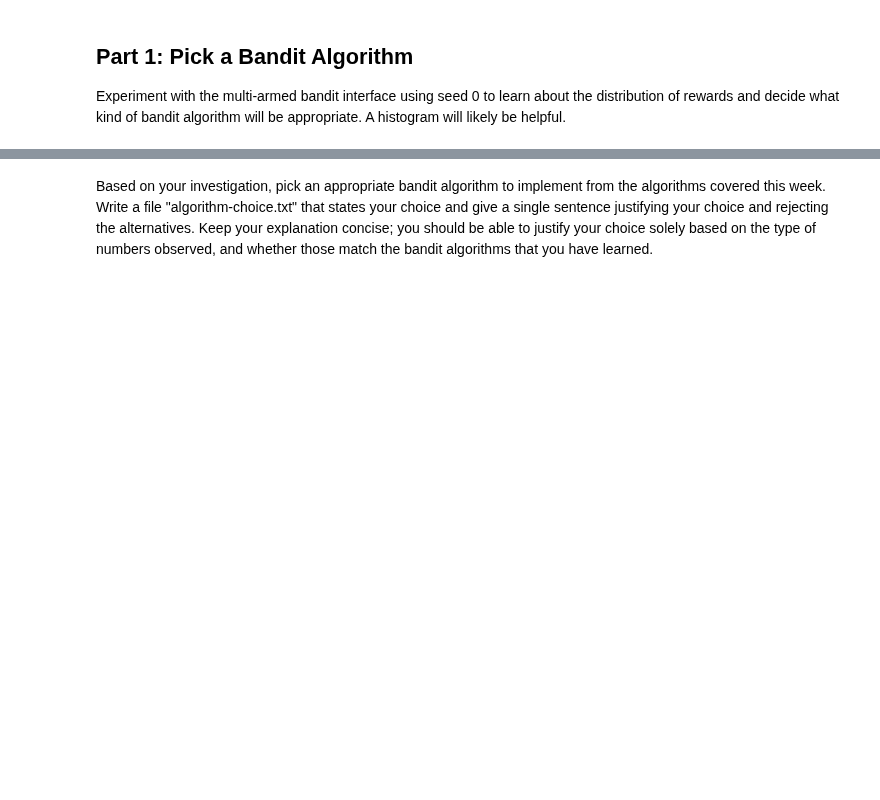
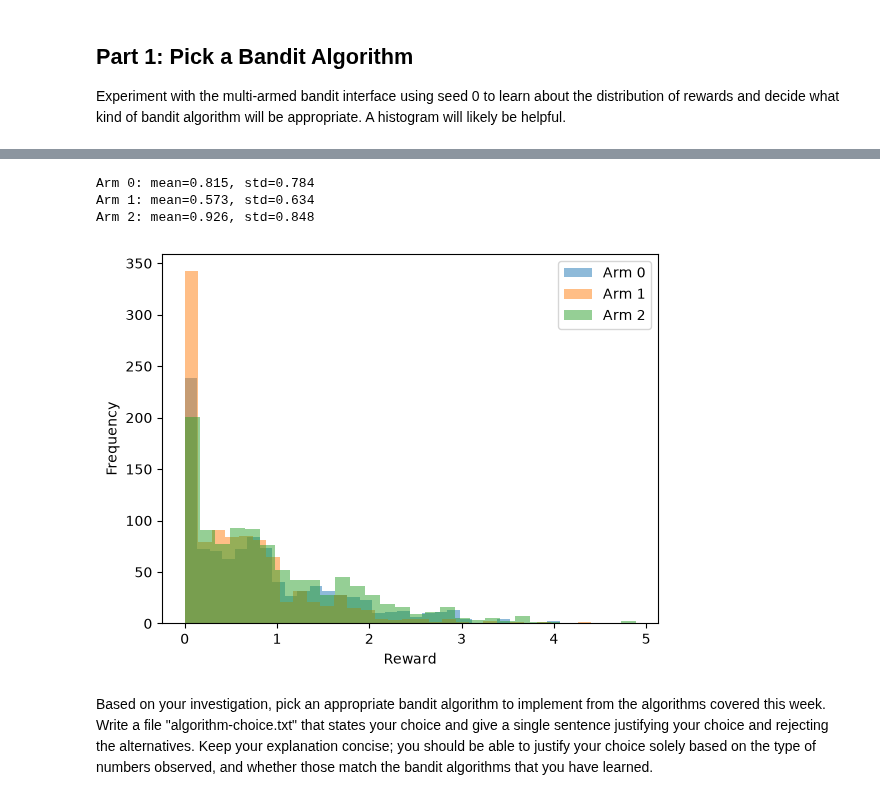
Before and after one commit to nwing2/DX704_Homework, a Jupyter notebook: dx704-project-03.ipynb, the cells around one changed output, grey strips where cells are left out. Drawn from its saved outputs; the diff is of its cells as text; code cells hidden in the pictures; blank space fills up the shorter version.

```diff
--- a/dx704-project-03.ipynb
+++ b/dx704-project-03.ipynb
@@ -58,0 +59,40 @@ bandit0.get_reward(arm=0)
+# %%
+import matplotlib.pyplot as plt
+
+bandit0 = BanditProblem(0)
+
+num_samples = 1000
+
+rewards = []
+
+for arm in range(bandit0.get_num_arms()):
+    arm_rewards = [
+        bandit0.get_reward(arm)
+        for _ in range(num_samples)
+    ]
+
+    rewards.append(arm_rewards)
+
+    print(
+        f"Arm {arm}: "
+        f"mean={np.mean(arm_rewards):.3f}, "
+        f"std={np.std(arm_rewards):.3f}"
+    )
+
+for arm in range(bandit0.get_num_arms()):
+    plt.hist(
+        rewards[arm],
+        bins=30,
+        alpha=0.5,
+        label=f"Arm {arm}"
+    )
+
+plt.xlabel("Reward")
+plt.ylabel("Frequency")
+plt.legend()
+plt.show()
+# %% [output]
+Arm 0: mean=0.815, std=0.784
+Arm 1: mean=0.573, std=0.634
+Arm 2: mean=0.926, std=0.848
+[figure, added]
```
Also changed, not shown: parts of 23 cells of this notebook, 5 other files.
